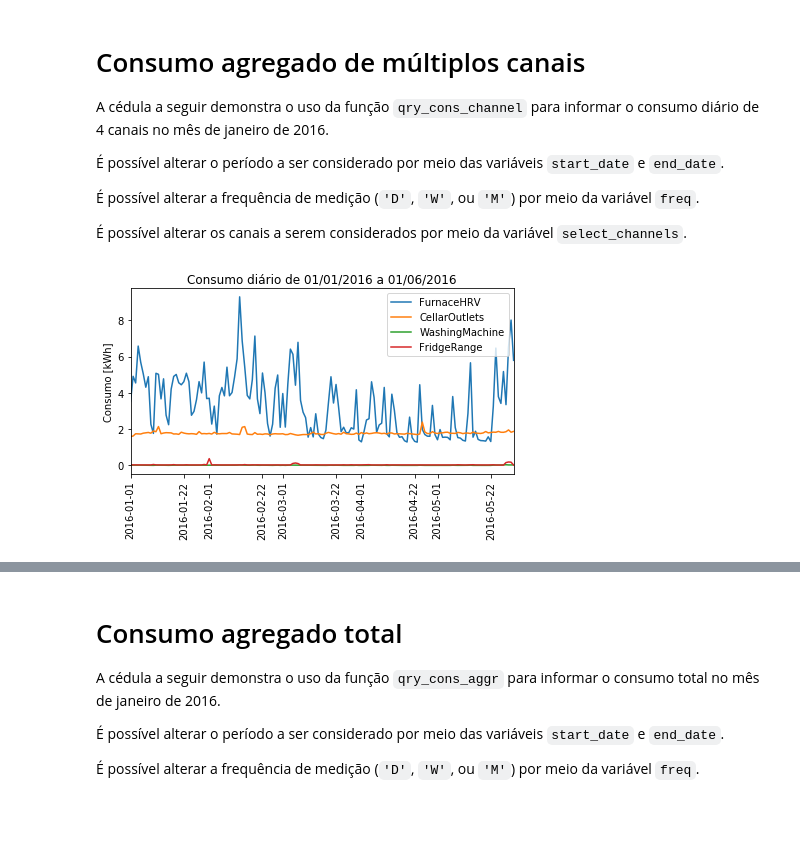
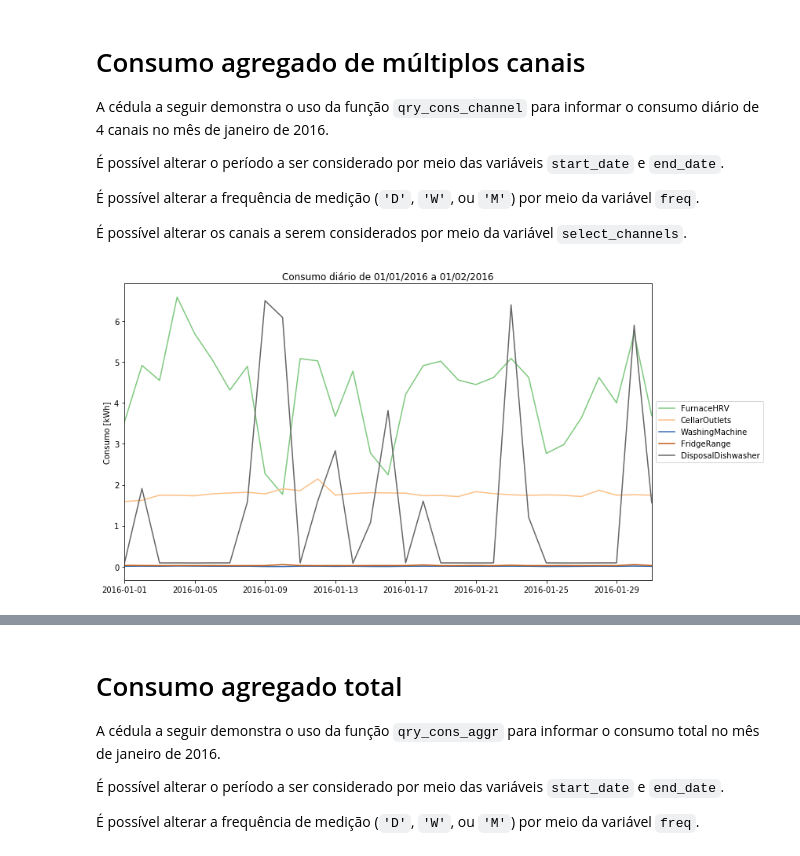
Before and after one commit to tiagoyukio12/TCC-2019, a Jupyter notebook: info_vis.ipynb, the cells around one changed output, grey strips where cells are left out. Drawn from its saved outputs; the diff is of its cells as text; code cells hidden in the pictures; blank space fills up the shorter version.

```diff
--- a/info_vis.ipynb
+++ b/info_vis.ipynb
@@ -230,37 +232,48 @@ def qry_cons_channel(i_channel, start, end, frequency):
     period_hours = 24
     if frequency == 'W':
         period_hours *= 7
     if frequency == 'M':
         period_hours *= 30
     cons.energy = cons.energy * period_hours / 1e3
 
     # Return query as csv string
     return cons.to_csv()
 
 
 # Plot daily consumption for each channel for all period available
 start_date = pd.to_datetime('2016-01-01')
-end_date = pd.to_datetime('2016-06-01')
+end_date = pd.to_datetime('2016-02-01')
 freq = 'D'
-select_channels = [0, 1, 2, 3]
+select_channels = [0, 1, 2, 3, 12]
 #select_channels = range(len(channels))
 
-for i in select_channels:
-    query = qry_cons_channel(i, start_date, end_date, frequency=freq)
+fig, ax = plt.subplots()
+cmap = plt.cm.Accent
+colors = cmap(np.linspace(0., 1., len(select_channels)))
+
+for i in range(len(select_channels)):
+    query = qry_cons_channel(select_channels[i], start_date, end_date, frequency=freq)
 
     # Convert query string to pandas.DataFrame
     ch = pd.read_csv(StringIO(query), delimiter=',', header=0, usecols=[1, 2])
     ch.t = pd.to_datetime(ch.t)
 
     # Plot query results
-    plt.plot(ch.t, ch.energy, label=labels.iloc[i]['name'])
+    plt.plot(ch.t, ch.energy, label=labels.iloc[i]['name'], color=colors[i])
 
 plt.ylabel('Consumo [kWh]')
-plt.xticks(rotation=90)
 plt.title('Consumo diário de {} a {}'.format(start_date.strftime("%d/%m/%Y"), end_date.strftime("%d/%m/%Y")))
 plt.legend(loc='upper right')
 plt.margins(x=0)
+
+# Shrink current axis by 20%
+box = ax.get_position()
+ax.set_position([box.x0, box.y0, box.width * 0.8, box.height])
+# Put a legend to the right of the current axis
+ax.legend(loc='center left', bbox_to_anchor=(1, 0.5))
+
+fig.set_size_inches(12, 6)
 plt.savefig('plot/visualizacao/mult_cons.png')
 plt.show()
 # %% [output]
-[figure, old version]
+[figure, new version]
```
Also changed, not shown: parts of 6 cells of this notebook.
